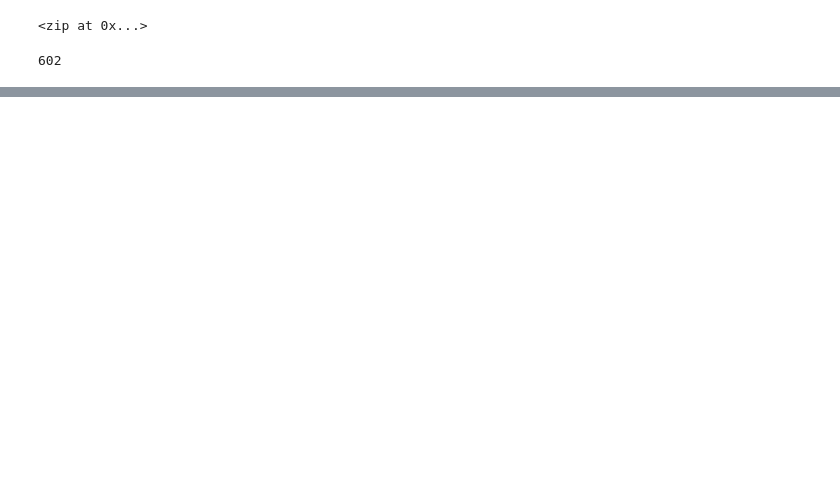
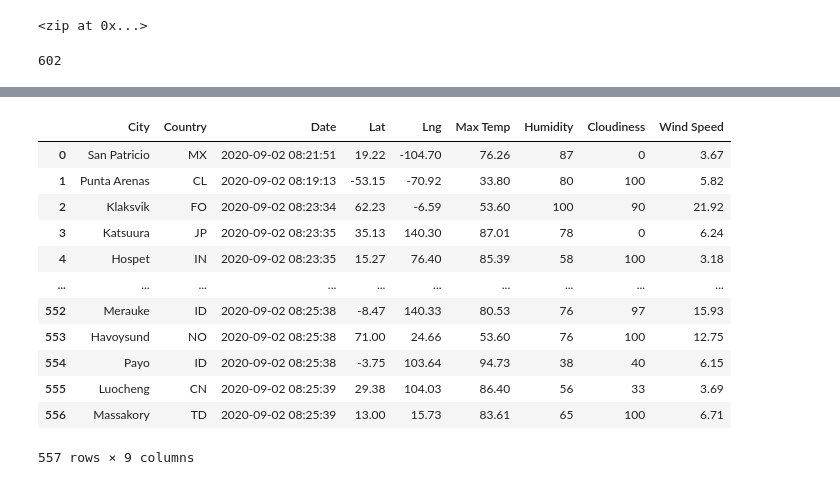
Before and after one commit to anupoonja/World_Weather_Analysis, a Jupyter notebook: WeatherPy.ipynb, the cells around one changed output, grey strips where cells are left out. Drawn from its saved outputs; the diff is of its cells as text; code cells hidden in the pictures; blank space fills up the shorter version.

```diff
--- a/WeatherPy.ipynb
+++ b/WeatherPy.ipynb
@@ -35,0 +123,4 @@ len(cities)
+# %%
+# Convert the array of dictionaries to a Pandas DataFrame.
+city_data_df = pd.DataFrame(city_data)
+city_data_df.head(10)
@@ -35,0 +139,18 @@ len(cities)
+# %%
+new_column_order = ["City", "Country", "Date", "Lat", "Lng", "Max Temp", "Humidity", "Cloudiness", "Wind Speed"]
+city_data_df = city_data_df[new_column_order]
+city_data_df
+# %% [output]
+|  | City | Country | Date | Lat | Lng | Max Temp | Humidity | Cloudiness | Wind Speed |
+| 0 | San Patricio | MX | 2020-09-02 08:21:51 | 19.22 | -104.70 | 76.26 | 87 | 0 | 3.67 |
+| 1 | Punta Arenas | CL | 2020-09-02 08:19:13 | -53.15 | -70.92 | 33.80 | 80 | 100 | 5.82 |
+| 2 | Klaksvik | FO | 2020-09-02 08:23:34 | 62.23 | -6.59 | 53.60 | 100 | 90 | 21.92 |
+| 3 | Katsuura | JP | 2020-09-02 08:23:35 | 35.13 | 140.30 | 87.01 | 78 | 0 | 6.24 |
+| 4 | Hospet | IN | 2020-09-02 08:23:35 | 15.27 | 76.40 | 85.39 | 58 | 100 | 3.18 |
+| ... | ... | ... | ... | ... | ... | ... | ... | ... | ... |
+| 552 | Merauke | ID | 2020-09-02 08:25:38 | -8.47 | 140.33 | 80.53 | 76 | 97 | 15.93 |
+| 553 | Havoysund | NO | 2020-09-02 08:25:38 | 71.00 | 24.66 | 53.60 | 76 | 100 | 12.75 |
+| 554 | Payo | ID | 2020-09-02 08:25:38 | -3.75 | 103.64 | 94.73 | 38 | 40 | 6.15 |
+| 555 | Luocheng | CN | 2020-09-02 08:25:39 | 29.38 | 104.03 | 86.40 | 56 | 33 | 3.69 |
+| 556 | Massakory | TD | 2020-09-02 08:25:39 | 13.00 | 15.73 | 83.61 | 65 | 100 | 6.71 |
+557 rows × 9 columns
```
Also changed, not shown: parts of 4 cells of this notebook, 1 other file.
